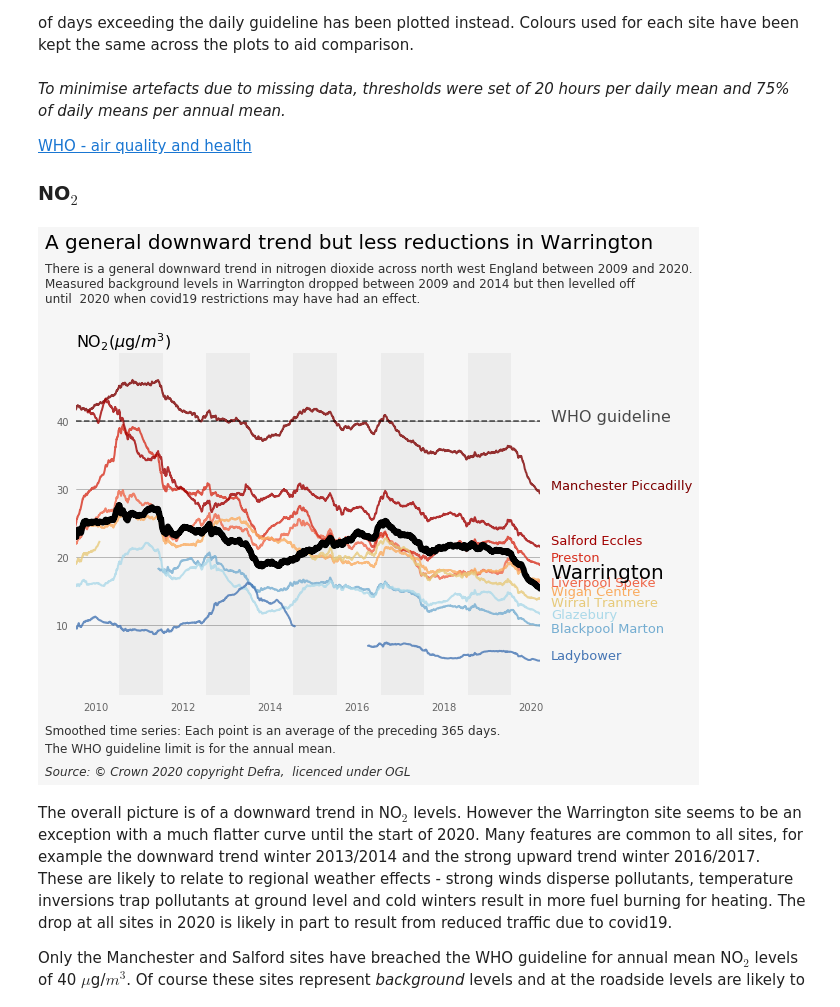
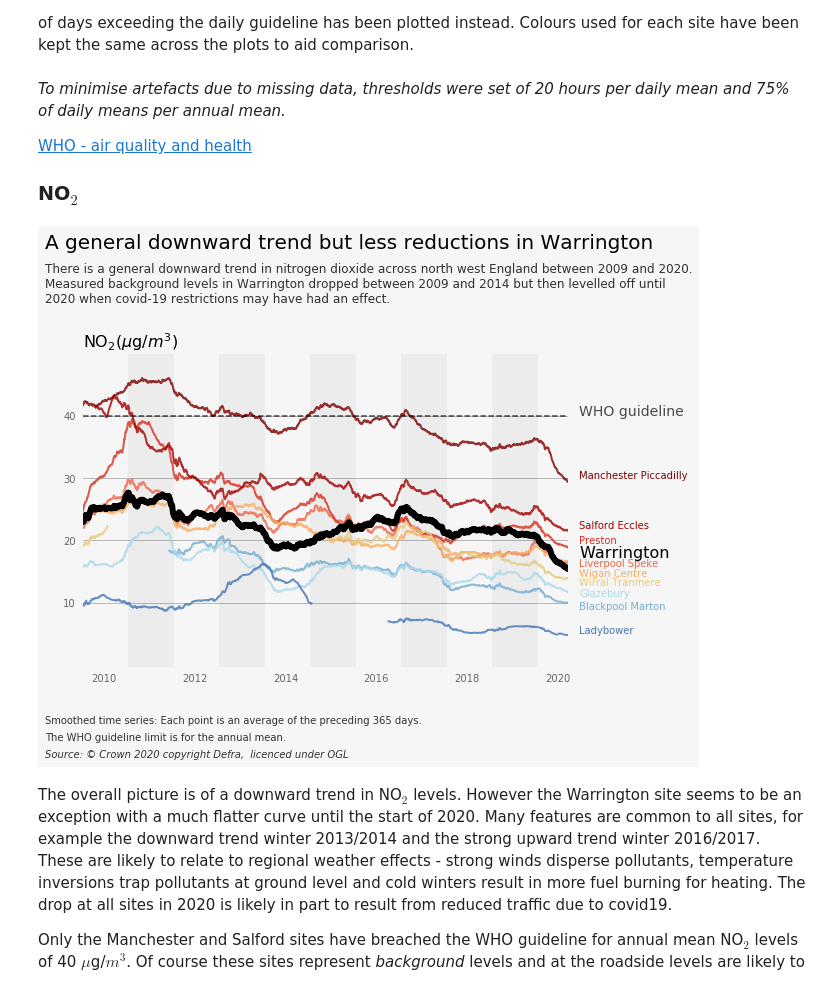
Before and after one commit to wriggy/air-datavis, a Jupyter notebook: A2_WAR_AQ.ipynb, the cells around one changed output. Drawn from its saved outputs; the diff is of its cells as text; code cells hidden in the pictures.

```diff
--- a/A2_WAR_AQ.ipynb
+++ b/A2_WAR_AQ.ipynb
@@ -77,18 +77,12 @@ COLOURS = {st : cols[ix] for ix, st in enumerate(["Manchester Piccadilly", "Salf
 
 h1 = {'fontsize': 20, 'va': 'top'}
 h2 = {'fontsize': 12, 'alpha': 0.8, 'va': 'top'}
-h3 = {'fontsize': 12, 'alpha': 0.8}
-h4 = {'fontsize': 12, 'style': 'italic','alpha': 0.8}
+h3 = {'fontsize': 10, 'alpha': 0.8}
+h4 = {'fontsize': 10, 'style': 'italic','alpha': 0.8}
 
 mpl.rcParams['figure.figsize'] = 10,8
 mpl.rcParams['figure.facecolor'] = 'f6f6f6'
-mpl.rcParams['figure.subplot.left'] = 0.05
-mpl.rcParams['figure.subplot.right'] = 0.95
-mpl.rcParams['figure.subplot.bottom'] = 0.15
-mpl.rcParams['figure.subplot.top'] = 0.8
-
 mpl.rcParams['axes.titlesize'] = 16
-
 mpl.rcParams['xtick.bottom'] = False
 mpl.rcParams['xtick.color'] = '666666'
 mpl.rcParams['xtick.labelsize'] = 10
@@ -97,7 +91,6 @@ mpl.rcParams['ytick.labelleft'] = True
 mpl.rcParams['ytick.color'] = '666666'
 mpl.rcParams['ytick.labelsize'] = 10
 mpl.rcParams['grid.alpha'] = 0.6
-
 mpl.rcParams['savefig.dpi'] = 90
 # %% [markdown]
 ## 3. How does Warrington's air quality compare with the rest of the region?
@@ -238,10 +232,10 @@ def ts_plot(ax, df = no2dat, title="Trends in NO$_2$ in North West England",y_po
     x_pos = pd.datetime(2020,12,1)
     for ix, site in enumerate(sites):
         if site != 'Warrington':
-            ax.text(x_pos, y_pos[ix], site, fontsize=13, color=COLOURS[site])
+            ax.text(x_pos, y_pos[ix], site, fontsize=10, color=COLOURS[site])
             ax.plot(x, rm[site].values, lw=2, color = COLOURS[site], alpha = 0.8)
     ax.plot(x, rm['Warrington'].values, lw=6, color = 'k', alpha = 1)
-    ax.text(x_pos, y_pos[-1], 'Warrington', fontsize = 20, color = 'k')
+    ax.text(x_pos, y_pos[-1], 'Warrington', fontsize = 16, color = 'k')
 
     for i in range(2011,2020,2):
         ax.axvspan(pd.datetime(i,1,1),pd.datetime(i,12,31), facecolor='k', alpha=0.04)
@@ -249,31 +243,31 @@ def ts_plot(ax, df = no2dat, title="Trends in NO$_2$ in North West England",y_po
     ax.grid(True, 'major', 'y', ls='-', lw=.5, c='k', alpha=.5)
 
     plt.gcf().text(.04,.95, title, fontdict=h1)
-    plt.gcf().text(.04,.08,'Smoothed time series: Each point is an average of the preceding 365 days.', fontdict=h3)
-    plt.gcf().text(.04,.05,'The WHO guideline limit is for the annual mean.',fontdict=h3)
-    plt.gcf().text(.04,.01,"Source: © Crown 2020 copyright Defra,  licenced under OGL", fontdict=h4)
+    plt.gcf().text(.04,.1,'Smoothed time series: Each point is an average of the preceding 365 days.', fontdict=h3)
+    plt.gcf().text(.04,.07,'The WHO guideline limit is for the annual mean.',fontdict=h3)
+    plt.gcf().text(.04,.04,"Source: © Crown 2020 copyright Defra,  licenced under OGL", fontdict=h4)
     return(ax)
 # %%
 # NO2 365 day rolling means
 fig = plt.figure()
 ax = plt.subplot(111, frameon=False)
 ax.set_ylim(-0.25, 50)
 ax = ts_plot(ax,df=no2dat,title='A general downward trend but less reductions in Warrington'
-             ,y_pos=[9,11,5,15.8,30,19.5,22,0,14.5,12.8,17] )
+             ,y_pos=[9,11,5,15.8,30,19.5,22,0,14.3,12.8,17.2] )
 ax.set_yticks([10,20,30,40])
 ax.axhline(40, color='k', ls='--', alpha=0.7)
-ax.text(pd.datetime(2020,12,1), 40, 'WHO guideline', fontsize = 16, alpha=0.7)
+ax.text(pd.datetime(2020,12,1), 40, 'WHO guideline', fontsize = 14, alpha=0.7)
 ax.set_title('NO$_2$($\mu$g/$m^3$)', loc='left')
 
-fig.text(0.04,0.9,'There is a general downward trend in nitrogen dioxide across north west England between 2009 and 2020.'+
-         '\nMeasured background levels in Warrington dropped between 2009 and 2014 but then levelled off\nuntil ' +
-         ' 2020 when covid19 restrictions may have had an effect.', fontdict=h2)
-fig.tight_layout(rect=[0.04, 0.1, .96, 0.8])
+fig.text(0.04,0.9,'There is a general downward trend in nitrogen dioxide across north west England between 2009 and 2020.\n'+
+         'Measured background levels in Warrington dropped between 2009 and 2014 but then levelled off until\n' +
+         '2020 when covid-19 restrictions may have had an effect.', fontdict=h2)
+fig.tight_layout(rect=[0.05, 0.15, .95, 0.8])
 
 plt.savefig("vis/F3_no2_rolling_annual_means.png")
 plt.show()
 # %% [output]
-[figure, old version]
+[figure, new version]
 # %% [markdown]
 The overall picture is of a downward trend in NO$_2$ levels. However the Warrington site seems to be an exception with a much flatter curve until the start of 2020. Many features are common to all sites, for example the downward trend winter 2013/2014 and the strong upward trend winter 2016/2017. These are likely to relate to regional weather effects -  strong winds disperse pollutants, temperature inversions trap pollutants at ground level and cold winters result in more fuel burning for heating. The drop at all sites in 2020 is likely in part to result from reduced traffic due to covid19.
 
```
Also changed, not shown: parts of 14 cells of this notebook, 11 other files.
